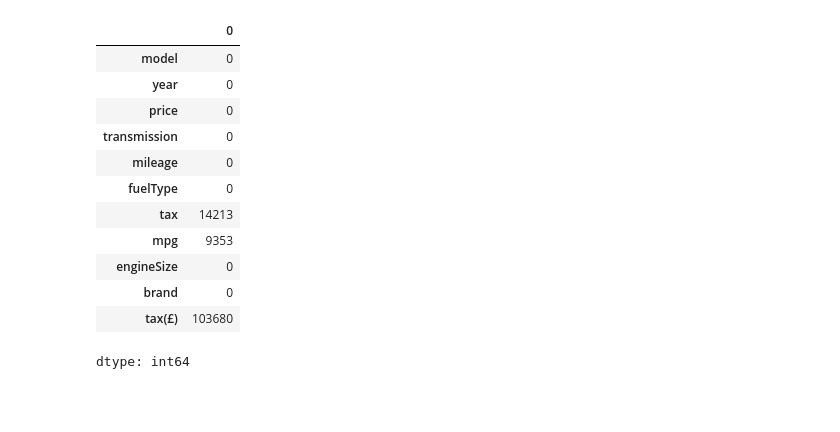
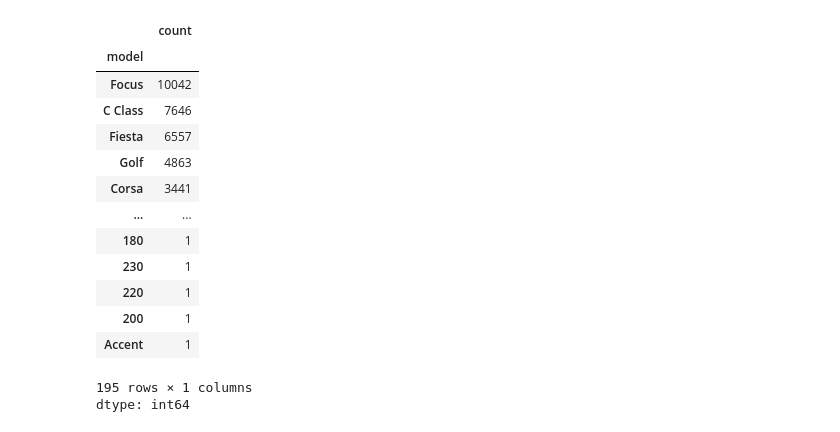
Before and after one commit to osoohynn/used-car-price-forecast, a Jupyter notebook: used_car_price_forecast.ipynb, the cells around one changed output. Saved outputs shown, nothing was run; the diff lists cells and outputs as text; code cells hidden in the pictures; blank space fills up the shorter version.

```diff
--- a/used_car_price_forecast.ipynb
+++ b/used_car_price_forecast.ipynb
@@ -15,14 +17,9 @@ def load_and_combine_data():
 
     dataframes = []
     for file in files:
-        try:
-          # /content/drive/MyDrive/audi.csv
-            df = pd.read_csv(f'../content/drive/MyDrive/{file}')
-            print(f"Successfully loaded {file} with {len(df)} rows")
-            df['brand'] = file.split('.')[0]
-            dataframes.append(df)
-        except Exception as e:
-            print(f"Error loading {file}: {str(e)}")
+        df = pd.read_csv(f'../content/drive/MyDrive/{file}')
+        df['brand'] = files.index(file)
+        dataframes.append(df)
 
     combined_df = pd.concat(dataframes, ignore_index=True)
     print(f"\nTotal combined rows: {len(combined_df)}")
@@ -59,19 +44,22 @@ Total combined rows: 108540
 108540 rows × 11 columns
 # %%
 df.isnull().sum()
+df.model.value_counts()
 # %% [output]
-|  | 0 |
-| model | 0 |
-| year | 0 |
-| price | 0 |
-| transmission | 0 |
-| mileage | 0 |
-| fuelType | 0 |
-| tax | 14213 |
-| mpg | 9353 |
-| engineSize | 0 |
-| brand | 0 |
-| tax(£) | 103680 |
+|  | count |
+| model |  |
+| Focus | 10042 |
+| C Class | 7646 |
+| Fiesta | 6557 |
+| Golf | 4863 |
+| Corsa | 3441 |
+| ... | ... |
+| 180 | 1 |
+| 230 | 1 |
+| 220 | 1 |
+| 200 | 1 |
+| Accent | 1 |
+195 rows × 1 columns
 dtype: int64
 # %%
 df.drop('tax(£)', axis=1, inplace=True)
```
Also changed, not shown: parts of 11 cells of this notebook.
